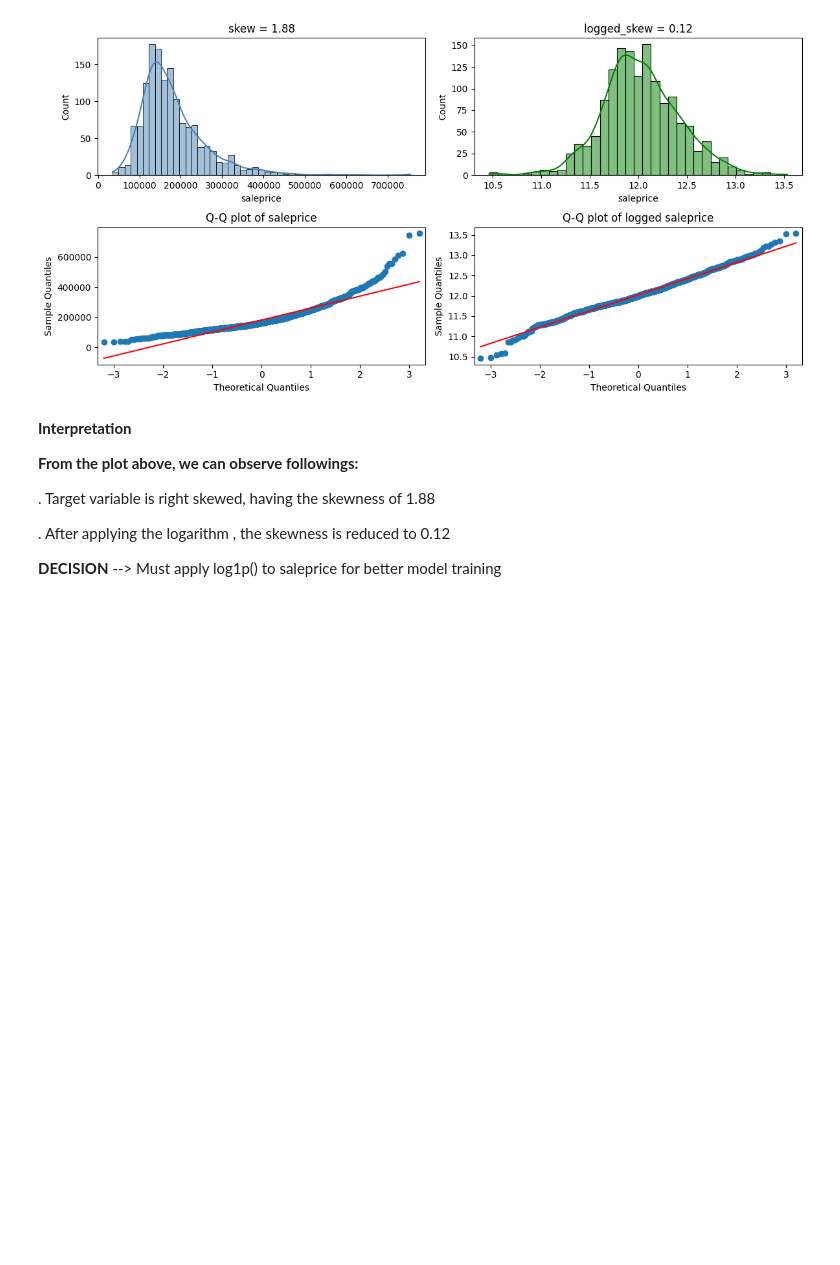
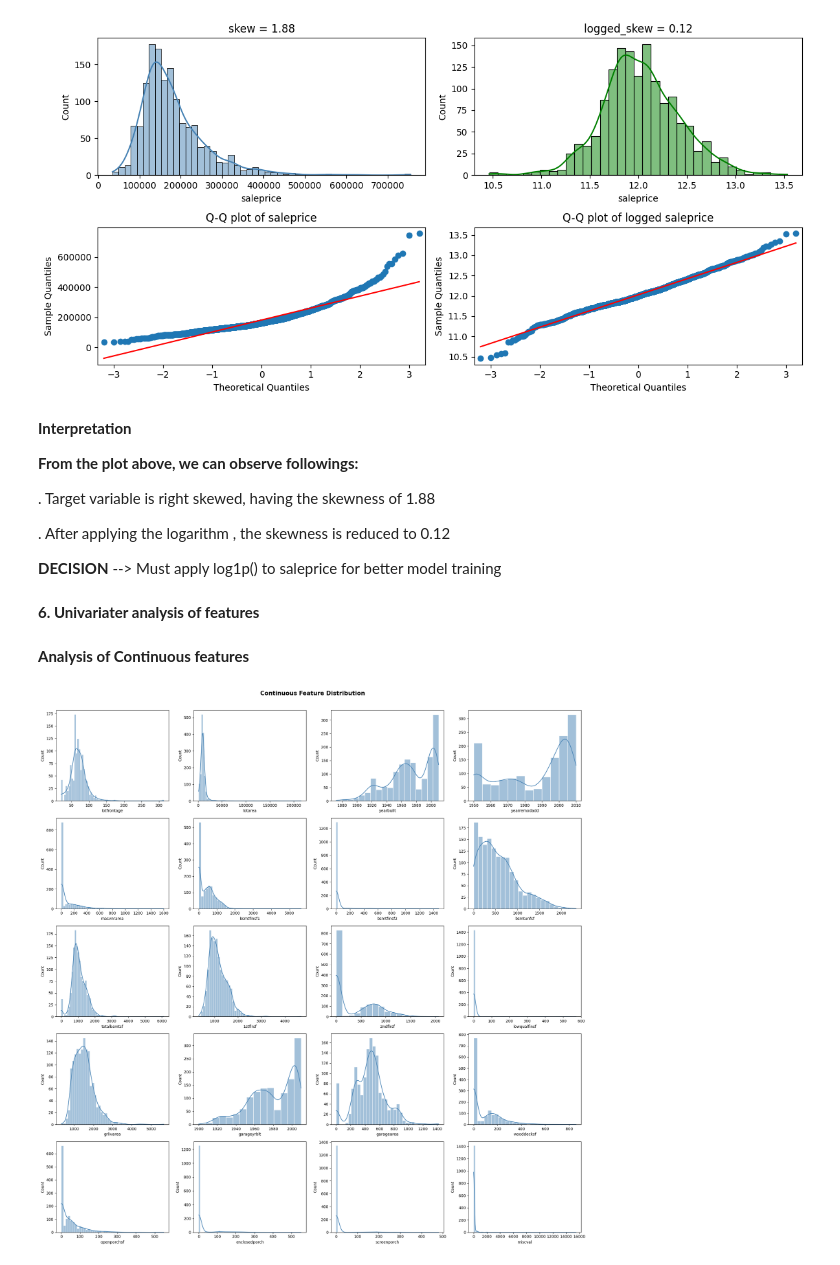
Before and after one commit to AsokTamang/houseprice_predictor, a Jupyter notebook: notebook/Untitled.ipynb, the cells around one changed output. Cells and saved outputs as stored; diff of their text form; code cells hidden in the pictures; blank space fills up the shorter version.

Commit message:
Analysis of Numerical datas

```diff
--- a/notebook/Untitled.ipynb
+++ b/notebook/Untitled.ipynb
@@ -103,8 +103,9 @@ array([ 2,  5,  9, 12, 10,  8, 11,  4,  1,  7,  3,  6])
 df_raw = df.copy()
 df_raw = df_raw.drop(columns=['id'])  #dropping the id column
 def classify(df):
-    numerical = df.select_dtypes(include=np.number).columns.tolist()
-    categorical = df.select_dtypes(exclude=np.number).columns.tolist()
+    target = 'saleprice'
+    numerical = [c for c in df.select_dtypes(include=np.number).columns if c!=target]
+    categorical = [c for c in df.select_dtypes(exclude=np.number).columns if c!=target]
     continuous = [feature for feature in numerical if df[feature].nunique()>20]
     discrete = [feature for feature in numerical if df[feature].nunique()<=20]
     return numerical, categorical, continuous, discrete
@@ -231,3 +232,23 @@ plt.show()
 . After applying the logarithm , the skewness is reduced to 0.12
 
 **DECISION** --> Must apply log1p() to saleprice for better model training
+# %% [markdown]
+**6. Univariater analysis of features**
+# %% [markdown]
+**Analysis of Continuous features**
+# %%
+n_cols = 4
+n_rows = int(np.ceil(len(continuous) / n_cols))
+fig,axes = plt.subplots(n_rows,n_cols,figsize=(20,n_rows * 4))
+axes = axes.flatten()
+for i,feature in enumerate(continuous):
+    sns.histplot(df_raw[feature],kde=True,ax=axes[i],color='steelblue', edgecolor='white')
+    axes[i].set_xlabel(feature)
+for j in range(i+1,len(axes)):
+    axes[j].set_visible(False)
+
+fig.suptitle('Continuous Feature Distribution',fontsize='15',fontweight='bold',y=1.01)
+plt.tight_layout()
+plt.show()
+# %% [output]
+[figure, added]
```
Also changed, not shown: parts of 3 cells of this notebook, 1 other file.
